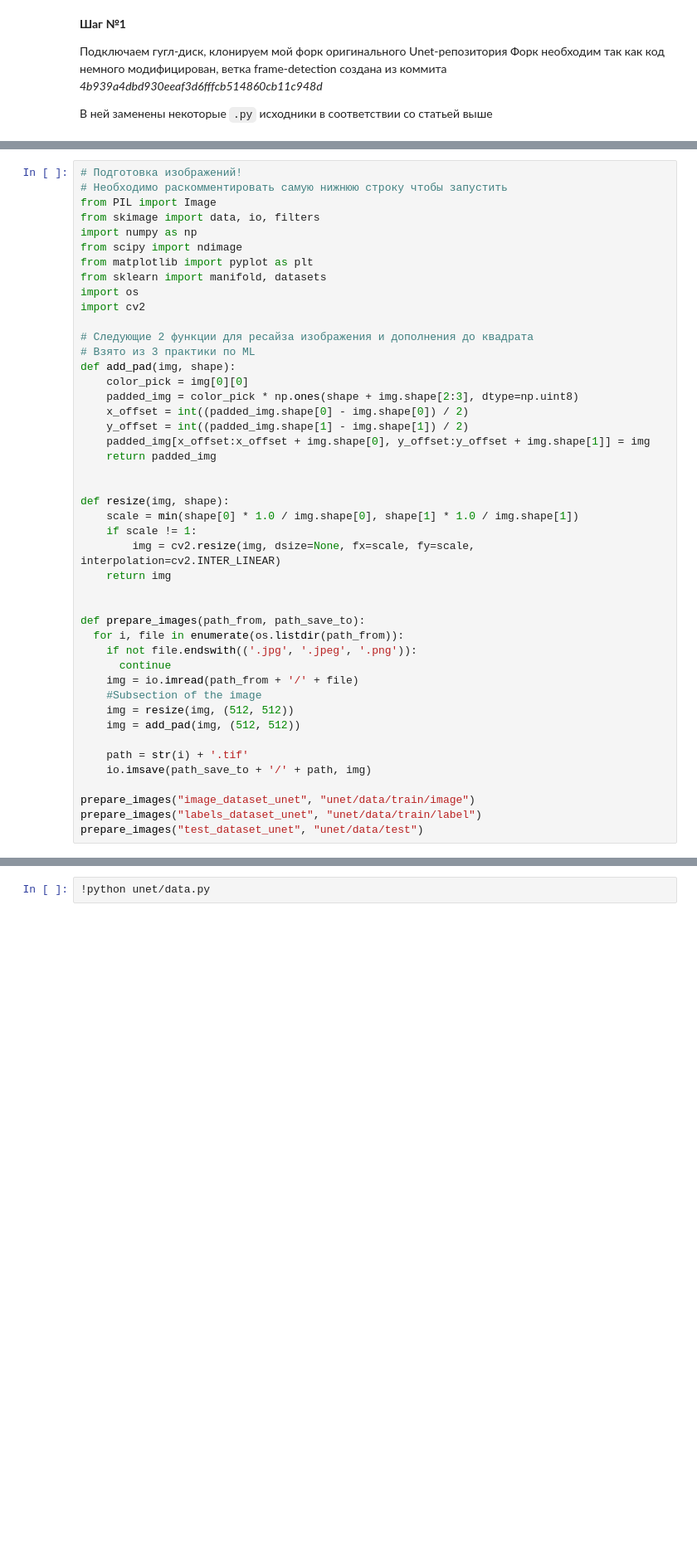
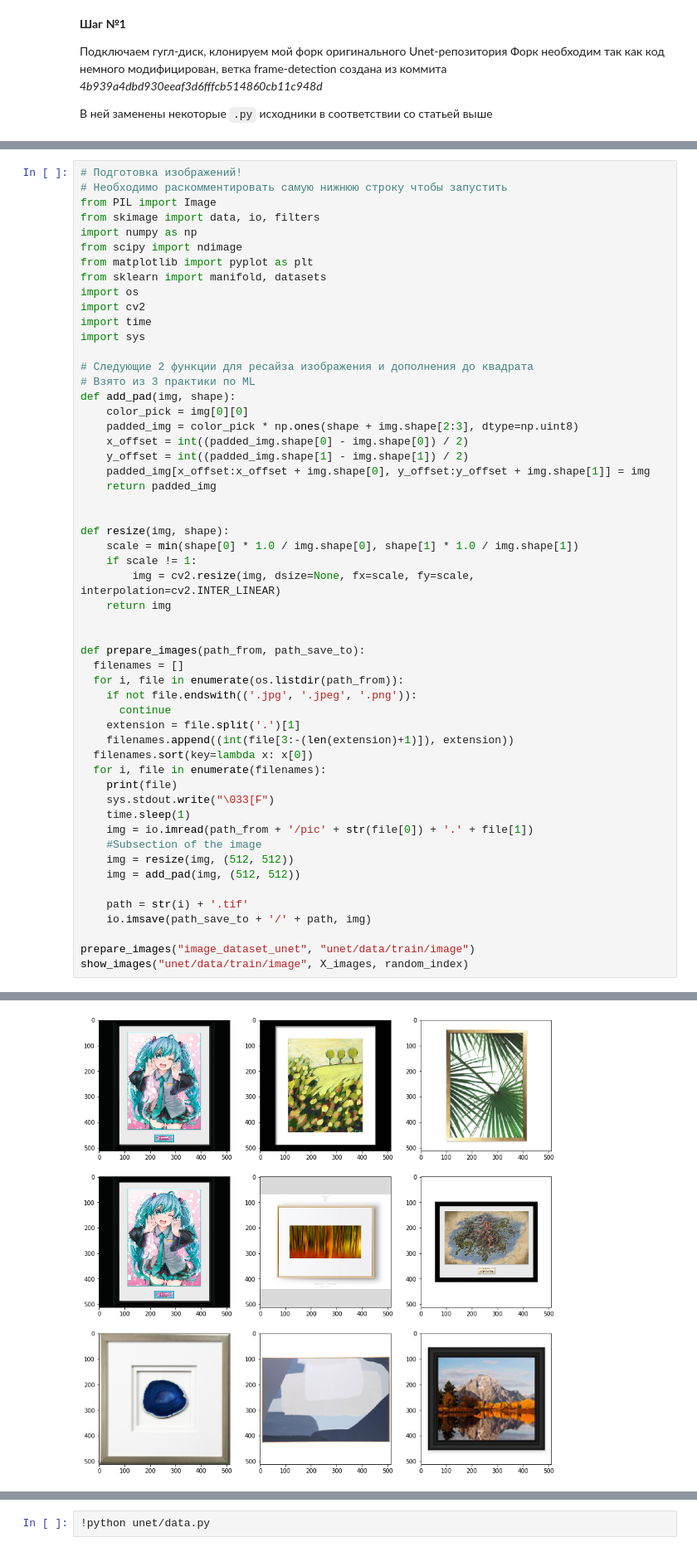
Before and after one commit to Alexflames/frame-detection, a Jupyter notebook: Unet_frame_detection.ipynb, the cells around one changed output, grey strips where cells are left out. Shown at 83% size. Saved outputs shown, nothing was run; the diff lists cells and outputs as text; blank space fills up the shorter version.

```diff
--- a/Unet_frame_detection.ipynb
+++ b/Unet_frame_detection.ipynb
@@ -81,6 +136,8 @@ from matplotlib import pyplot as plt
 from sklearn import manifold, datasets
 import os
 import cv2
+import time
+import sys
 
 # Следующие 2 функции для ресайза изображения и дополнения до квадрата
 # Взято из 3 практики по ML
@@ -101,10 +158,18 @@ def resize(img, shape):
 
 
 def prepare_images(path_from, path_save_to):
+  filenames = []
   for i, file in enumerate(os.listdir(path_from)):
     if not file.endswith(('.jpg', '.jpeg', '.png')):
       continue
-    img = io.imread(path_from + '/' + file)
+    extension = file.split('.')[1]
+    filenames.append((int(file[3:-(len(extension)+1)]), extension))
+  filenames.sort(key=lambda x: x[0])
+  for i, file in enumerate(filenames):
+    print(file)
+    sys.stdout.write("\033[F")
+    time.sleep(1)
+    img = io.imread(path_from + '/pic' + str(file[0]) + '.' + file[1])
     #Subsection of the image
     img = resize(img, (512, 512))
     img = add_pad(img, (512, 512))
@@ -113,5 +178,5 @@ def prepare_images(path_from, path_save_to):
     io.imsave(path_save_to + '/' + path, img)
 
 prepare_images("image_dataset_unet", "unet/data/train/image")
-prepare_images("labels_dataset_unet", "unet/data/train/label")
-prepare_images("test_dataset_unet", "unet/data/test")
+show_images("unet/data/train/image", X_images, random_index)
+# %% [output]
@@ -117,0 +200 @@ prepare_images("test_dataset_unet", "unet/data/test")
+[figure, added]
```
Also changed, not shown: parts of 9 cells of this notebook.
